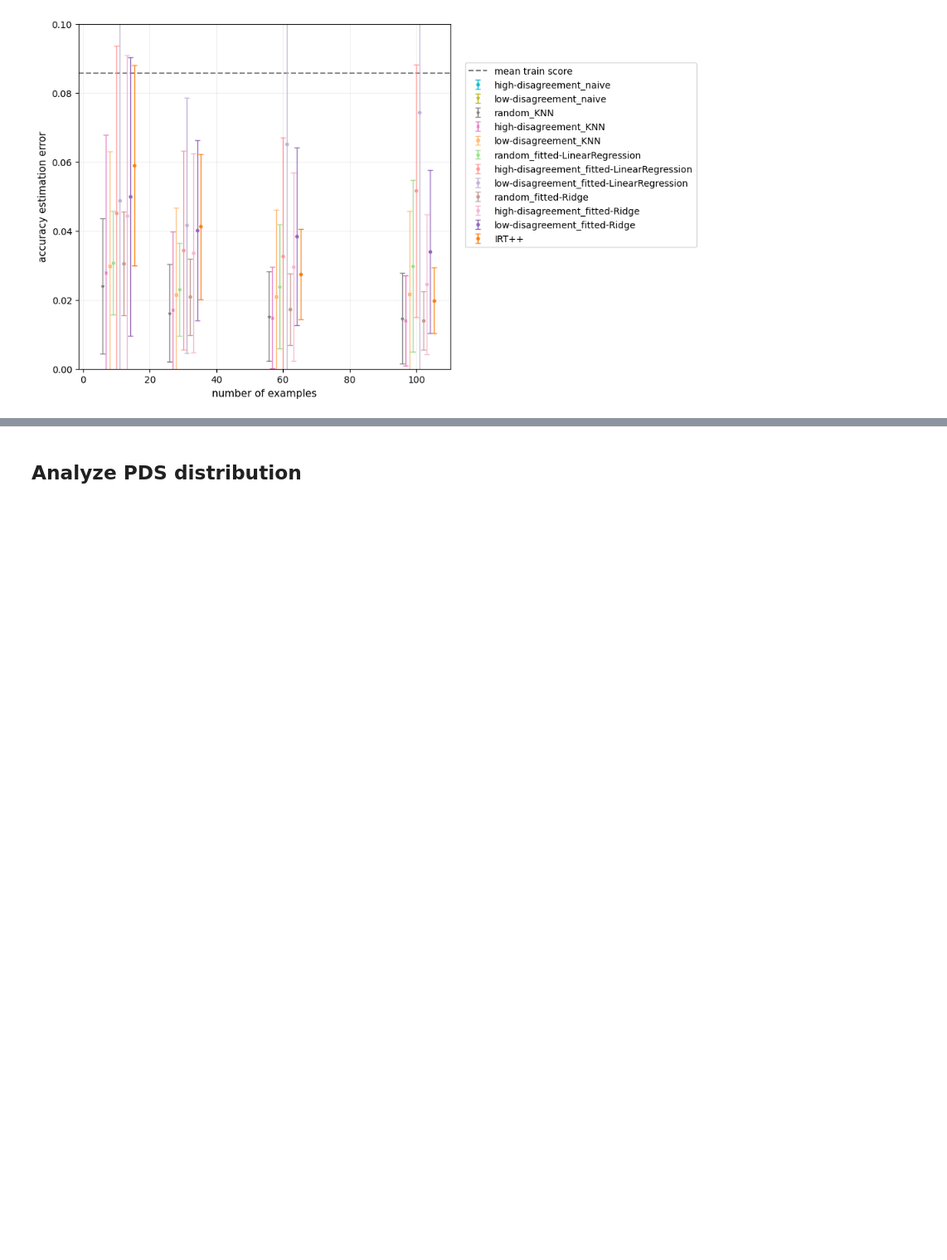
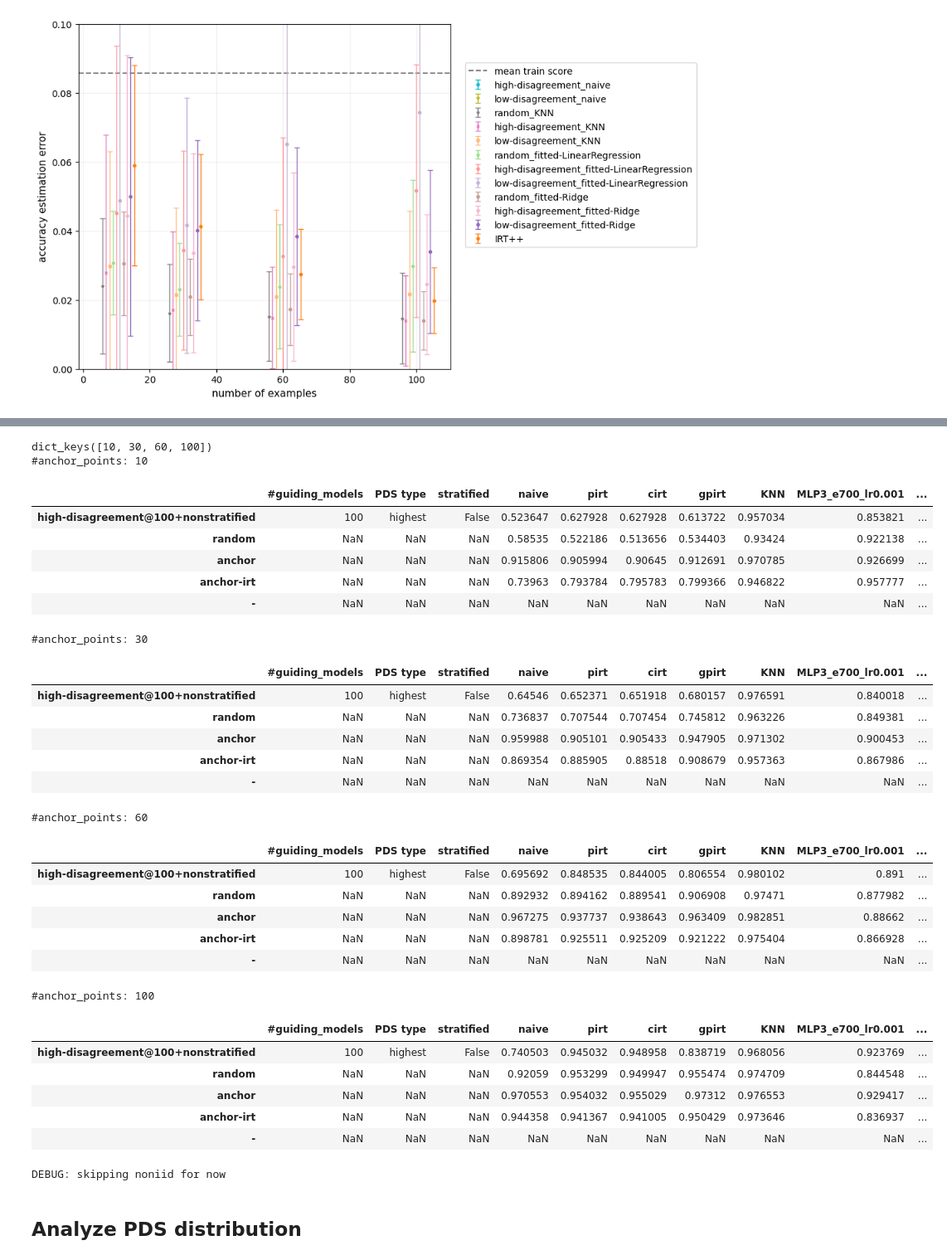
Before and after one commit to AlexanderRubinstein/efficbench, a Jupyter notebook: generate_plots.ipynb, the cells around one changed output, grey strips where cells are left out. Shown at 83% size. Drawn from its saved outputs; the diff is of its cells as text; code cells hidden in the pictures; blank space fills up the shorter version.

Commit message:
Use make_table_avg in generate_table_avg

```diff
--- a/generate_plots.ipynb
+++ b/generate_plots.ipynb
@@ -219,4 +222,75 @@ df[100].to_csv('df_100.csv')
 DEBUG: skipping noniid for now
+# %%
+
+bench='mmlu_fields'
+
+cur_methods_for_table = table_avg["mmlu_fields"]["iid"].keys()
+
+# Iterate over your benchmarks
+for i, split in enumerate(splits[bench]):  # Replace `benchmarks` with your list of benchmarks
+
+    if split == 'noniid':
+        print("DEBUG: skipping noniid for now")
+        continue
+
+    df = make_perf_table(
+        table_avg[bench][split],
+        table_std[bench][split],
+        methods=cur_methods_for_table,
+    )
+    print(df.keys())
+
+    pd.set_option('display.max_rows', 1000)
+    pd.set_option('display.max_columns', 1000)
+    for num_samples in df.keys():
+        print("#anchor_points:", num_samples)
+        # Reorder columns to put guiding models, PDS type, and stratified first
+        cols = df[num_samples].columns.tolist()
+        first_cols = ['#guiding_models', 'PDS type', 'stratified']
+        other_cols = [col for col in cols if col not in first_cols]
+        df[num_samples] = df[num_samples][first_cols + other_cols]
+
+        # Replace all values in #guiding_models column with 382
+        df[num_samples].loc[df[num_samples]['#guiding_models'] == 'all', '#guiding_models'] = 382
+
+        # Sort rows by #guiding_models
+        df[num_samples] = df[num_samples].sort_values(['PDS type', 'stratified', '#guiding_models'])
+
+        display(df[num_samples])
+# plt.savefig(f'plots/mmlu_performance_specialized_models_{results}.png', bbox_inches='tight', dpi=400, transparent=True)
+# plt.show()
+df[100].to_csv('df_100.csv')
+# %% [output]
+dict_keys([10, 30, 60, 100])
+#anchor_points: 10
+|  | #guiding_models | PDS type | stratified | naive | pirt | cirt | gpirt | KNN | MLP3_e700_lr0.001 | ... |
+| high-disagreement@100+nonstratified | 100 | highest | False | 0.523647 | 0.627928 | 0.627928 | 0.613722 | 0.957034 | 0.853821 | ... |
+| random | NaN | NaN | NaN | 0.58535 | 0.522186 | 0.513656 | 0.534403 | 0.93424 | 0.922138 | ... |
+| anchor | NaN | NaN | NaN | 0.915806 | 0.905994 | 0.90645 | 0.912691 | 0.970785 | 0.926699 | ... |
+| anchor-irt | NaN | NaN | NaN | 0.73963 | 0.793784 | 0.795783 | 0.799366 | 0.946822 | 0.957777 | ... |
+| - | NaN | NaN | NaN | NaN | NaN | NaN | NaN | NaN | NaN | ... |
+#anchor_points: 30
+|  | #guiding_models | PDS type | stratified | naive | pirt | cirt | gpirt | KNN | MLP3_e700_lr0.001 | ... |
+| high-disagreement@100+nonstratified | 100 | highest | False | 0.64546 | 0.652371 | 0.651918 | 0.680157 | 0.976591 | 0.840018 | ... |
+| random | NaN | NaN | NaN | 0.736837 | 0.707544 | 0.707454 | 0.745812 | 0.963226 | 0.849381 | ... |
+| anchor | NaN | NaN | NaN | 0.959988 | 0.905101 | 0.905433 | 0.947905 | 0.971302 | 0.900453 | ... |
+| anchor-irt | NaN | NaN | NaN | 0.869354 | 0.885905 | 0.88518 | 0.908679 | 0.957363 | 0.867986 | ... |
+| - | NaN | NaN | NaN | NaN | NaN | NaN | NaN | NaN | NaN | ... |
+#anchor_points: 60
+|  | #guiding_models | PDS type | stratified | naive | pirt | cirt | gpirt | KNN | MLP3_e700_lr0.001 | ... |
+| high-disagreement@100+nonstratified | 100 | highest | False | 0.695692 | 0.848535 | 0.844005 | 0.806554 | 0.980102 | 0.891 | ... |
+| random | NaN | NaN | NaN | 0.892932 | 0.894162 | 0.889541 | 0.906908 | 0.97471 | 0.877982 | ... |
+| anchor | NaN | NaN | NaN | 0.967275 | 0.937737 | 0.938643 | 0.963409 | 0.982851 | 0.88662 | ... |
+| anchor-irt | NaN | NaN | NaN | 0.898781 | 0.925511 | 0.925209 | 0.921222 | 0.975404 | 0.866928 | ... |
+| - | NaN | NaN | NaN | NaN | NaN | NaN | NaN | NaN | NaN | ... |
+#anchor_points: 100
+|  | #guiding_models | PDS type | stratified | naive | pirt | cirt | gpirt | KNN | MLP3_e700_lr0.001 | ... |
+| high-disagreement@100+nonstratified | 100 | highest | False | 0.740503 | 0.945032 | 0.948958 | 0.838719 | 0.968056 | 0.923769 | ... |
+| random | NaN | NaN | NaN | 0.92059 | 0.953299 | 0.949947 | 0.955474 | 0.974709 | 0.844548 | ... |
+| anchor | NaN | NaN | NaN | 0.970553 | 0.954032 | 0.955029 | 0.97312 | 0.976553 | 0.929417 | ... |
+| anchor-irt | NaN | NaN | NaN | 0.944358 | 0.941367 | 0.941005 | 0.950429 | 0.973646 | 0.836937 | ... |
+| - | NaN | NaN | NaN | NaN | NaN | NaN | NaN | NaN | NaN | ... |
+DEBUG: skipping noniid for now
 # %% [markdown]
 ## Analyze PDS distribution
 # %%
```
Also changed, not shown: parts of 2 cells of this notebook, 3 other files.
